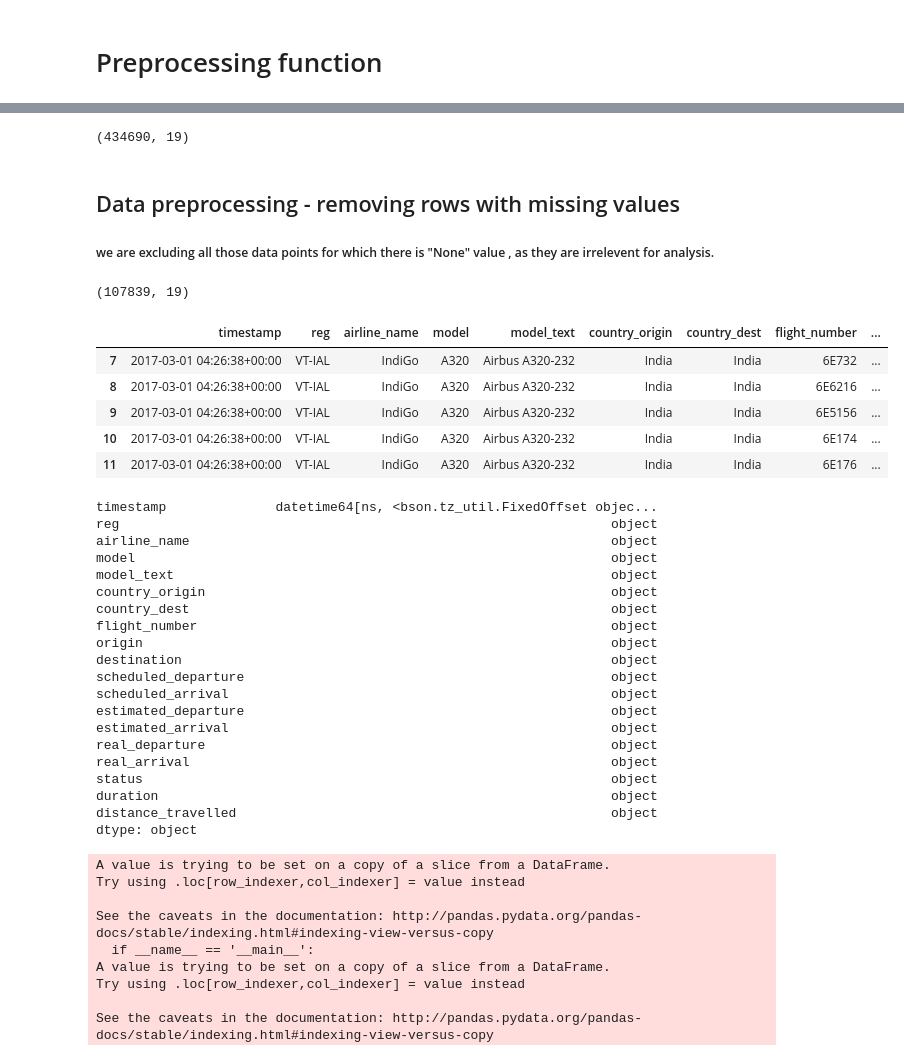
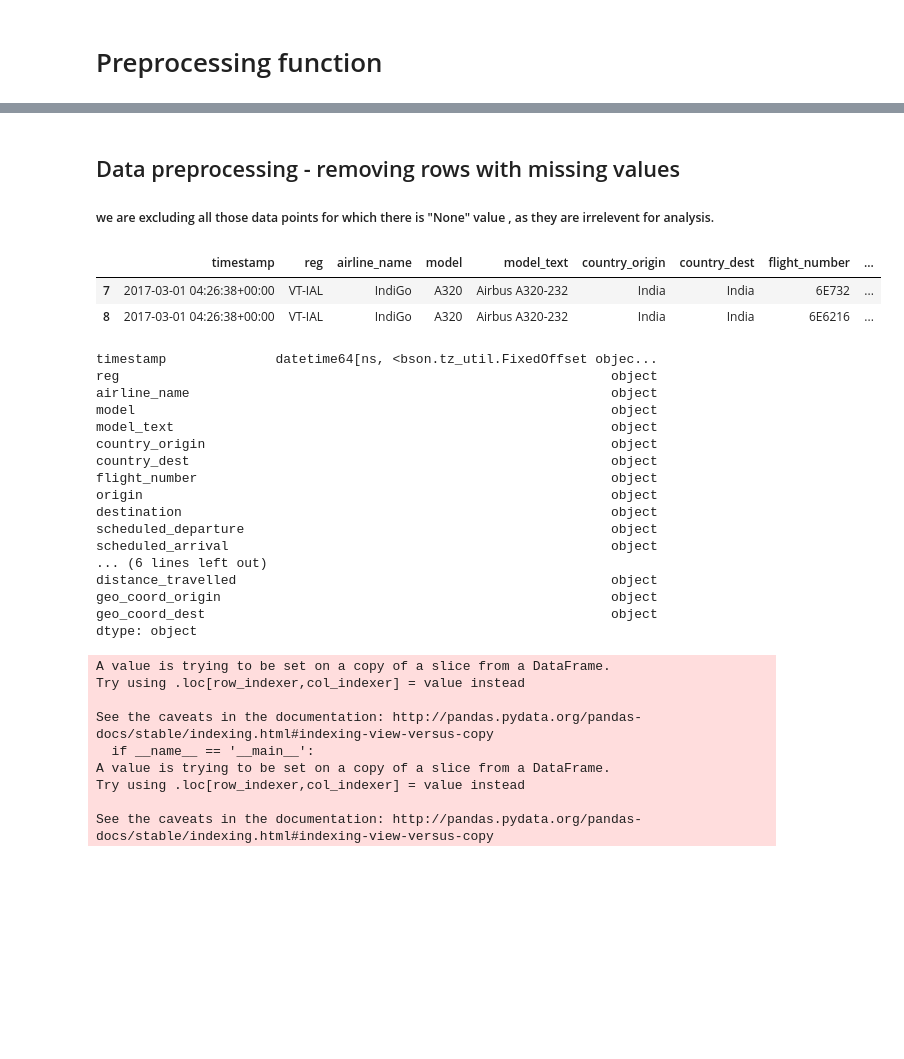
Before and after one commit to paulocoehlo1992/flight, a Jupyter notebook: Getting formatted data from mongoDB.ipynb, the cells around one changed output, grey strips where cells are left out. Saved outputs shown, nothing was run; the diff lists cells and outputs as text; code cells hidden in the pictures; blank space fills up the shorter version.

```diff
--- a/Getting formatted data from mongoDB.ipynb
+++ b/Getting formatted data from mongoDB.ipynb
@@ -15,6 +33,10 @@ db=client.flight_data
 collection_1=db.flight_data_collection
 import datetime
 import pandas as pd
+pd.set_option('display.height', 1000)
+pd.set_option('display.max_rows', 500)
+pd.set_option('display.max_columns', 500)
+pd.set_option('display.width', 1000)
 
 def from_unix_timestamp(val):
      #print("Date=", val)
@@ -132,13 +154,19 @@ def extract(collection):
     registration=[]
     model=[]
     model_text=[]
+    geo_coord_origin=[]
+    geo_coord_destination=[]
     for item in collection:
         if item['airport']['origin']==None or item['airport']['destination']==None:
             distance_travelled.append("0 km")
+            geo_coord_origin.append("None")
+            geo_coord_destination.append("None")
         else:
             n=(item['airport']['destination']['position']['latitude'],item['airport']['destination']['position']['longitude'])
             m=(item['airport']["origin"]['position']['latitude'],item['airport']['origin']['position']['longitude'])
             distance_travelled.append((vincenty(m,n)))
+            geo_coord_origin.append(m)
+            geo_coord_destination.append(n)
             #country.append(item['airport']['origin']['position']['country']['name'])
 
         if item['identification']['number']['default']==None:
@@ -213,9 +241,10 @@ def extract(collection):
                 estimated_departure,"real_arrival":real_arrival,"real_departure":real_departure,"scheduled_arrival":scheduled_arrival,"scheduled_departure":
                 scheduled_departure,"flight_number":flight_number,"status":status_text,"duration":duration,"distance_travelled":distance_travelled,
                     "country_origin":country_origin,"country_dest":country_destination,"reg":registration,
-                     "airline_name":airline_name,"model":model,"model_text":model_text})
+                     "airline_name":airline_name,"model":model,"model_text":model_text,"geo_coord_origin":geo_coord_origin,
+                     "geo_coord_dest":geo_coord_destination})
 
     df=df[["timestamp","reg","airline_name","model","model_text","country_origin","country_dest","flight_number","origin","destination","scheduled_departure","scheduled_arrival","estimated_departure","estimated_arrival",
-      "real_departure","real_arrival","status","duration","distance_travelled"]]
+      "real_departure","real_arrival","status","duration","distance_travelled","geo_coord_origin","geo_coord_dest"]]
 
     return df
@@ -226,9 +270,5 @@ k=extract(collection_1.find())
 # %%
 #type(k.to_dict('records'))
-# %%
-k.shape
-# %% [output]
-(434690, 19)
 # %% [markdown]
 ## Data preprocessing - removing rows with missing values
 
@@ -241,18 +281,11 @@ data=data[data.scheduled_departure!='None']
 # %%
 new_data=data.drop_duplicates(subset=["flight_number","origin","destination","scheduled_departure","scheduled_arrival",
                                      "real_departure","real_arrival","status","country_origin","country_dest","reg","airline_name","model","model_text"])
-# %%
-new_data.shape
-# %% [output]
-(107839, 19)
 # %%
-new_data.head()
+new_data.head(2)
 # %% [output]
 |  | timestamp | reg | airline_name | model | model_text | country_origin | country_dest | flight_number | ... |
 | 7 | 2017-03-01 04:26:38+00:00 | VT-IAL | IndiGo | A320 | Airbus A320-232 | India | India | 6E732 | ... |
 | 8 | 2017-03-01 04:26:38+00:00 | VT-IAL | IndiGo | A320 | Airbus A320-232 | India | India | 6E6216 | ... |
-| 9 | 2017-03-01 04:26:38+00:00 | VT-IAL | IndiGo | A320 | Airbus A320-232 | India | India | 6E5156 | ... |
-| 10 | 2017-03-01 04:26:38+00:00 | VT-IAL | IndiGo | A320 | Airbus A320-232 | India | India | 6E174 | ... |
-| 11 | 2017-03-01 04:26:38+00:00 | VT-IAL | IndiGo | A320 | Airbus A320-232 | India | India | 6E176 | ... |
 # %%
 # writing to csv , uncomment the code for the same
@@ -272,13 +306,10 @@ origin                                                            object
 destination                                                       object
 scheduled_departure                                               object
 scheduled_arrival                                                 object
-estimated_departure                                               object
-estimated_arrival                                                 object
-real_departure                                                    object
-real_arrival                                                      object
-status                                                            object
-duration                                                          object
+... (6 lines left out)
 distance_travelled                                                object
+geo_coord_origin                                                  object
+geo_coord_dest                                                    object
 dtype: object
 # %%
 new_data["scheduled_departure"]=pd.to_datetime(new_data.scheduled_departure)
```
Also changed, not shown: parts of 47 cells of this notebook.
